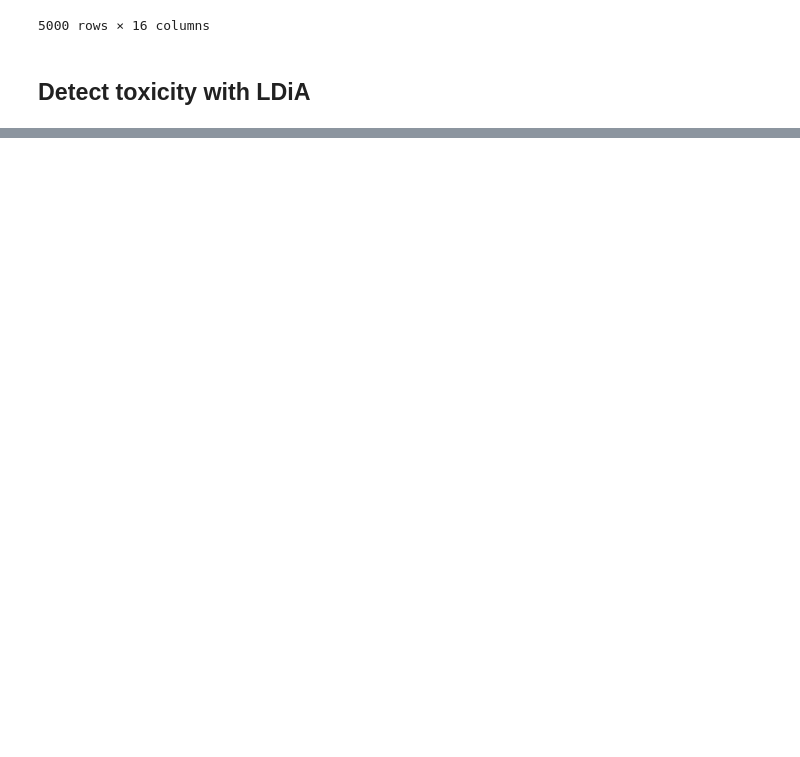
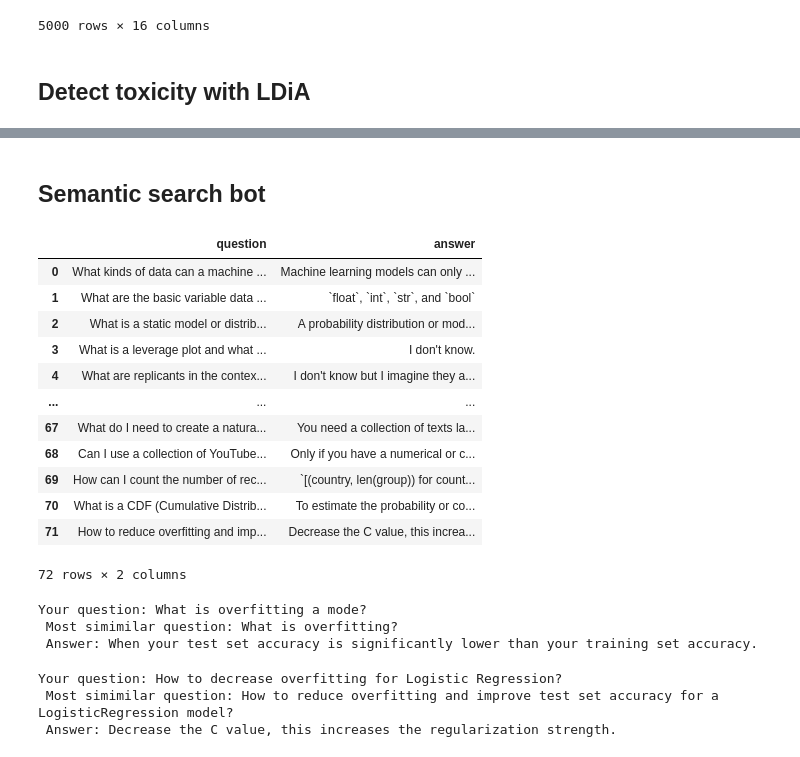
Before and after one commit to hieundx/nlp-in-action, a Jupyter notebook: 4/semantic-analysis.ipynb, the cells around one changed output, grey strips where cells are left out. Saved outputs shown, nothing was run; the diff lists cells and outputs as text; code cells hidden in the pictures; blank space fills up the shorter version.

Commit message:
semantic search bot SVD

```diff
--- a/4/semantic-analysis.ipynb
+++ b/4/semantic-analysis.ipynb
@@ -684,0 +687,21 @@ hparam_table.T
+# %% [markdown]
+## Semantic search bot
+# %%
+url = 'https://gitlab.com/tangibleai/community/qary-cli/-/raw/main/src/qary/data/faq/short-faqs.csv'
+
+df = pd.read_csv(url)
+df
+# %% [output]
+|  | question | answer |
+| 0 | What kinds of data can a machine ... | Machine learning models can only ... |
+| 1 | What are the basic variable data ... | `float`, `int`, `str`, and `bool` |
+| 2 | What is a static model or distrib... | A probability distribution or mod... |
+| 3 | What is a leverage plot and what ... | I don't know. |
+| 4 | What are replicants in the contex... | I don't know but I imagine they a... |
+| ... | ... | ... |
+| 67 | What do I need to create a natura... | You need a collection of texts la... |
+| 68 | Can I use a collection of YouTube... | Only if you have a numerical or c... |
+| 69 | How can I count the number of rec... | `[(country, len(group)) for count... |
+| 70 | What is a CDF (Cumulative Distrib... | To estimate the probability or co... |
+| 71 | How to reduce overfitting and imp... | Decrease the C value, this increa... |
+72 rows × 2 columns
@@ -684,0 +725,12 @@ hparam_table.T
+# %%
+bot_reply('What is overfitting a mode?')
+# %% [output]
+Your question: What is overfitting a mode?
+ Most simimilar question: What is overfitting?
+ Answer: When your test set accuracy is significantly lower than your training set accuracy.
+# %%
+bot_reply('How to decrease overfitting for Logistic Regression?')
+# %% [output]
+Your question: How to decrease overfitting for Logistic Regression?
+ Most simimilar question: How to reduce overfitting and improve test set accuracy for a LogisticRegression model?
+ Answer: Decrease the C value, this increases the regularization strength.
```
Also changed, not shown: parts of 20 cells of this notebook.
